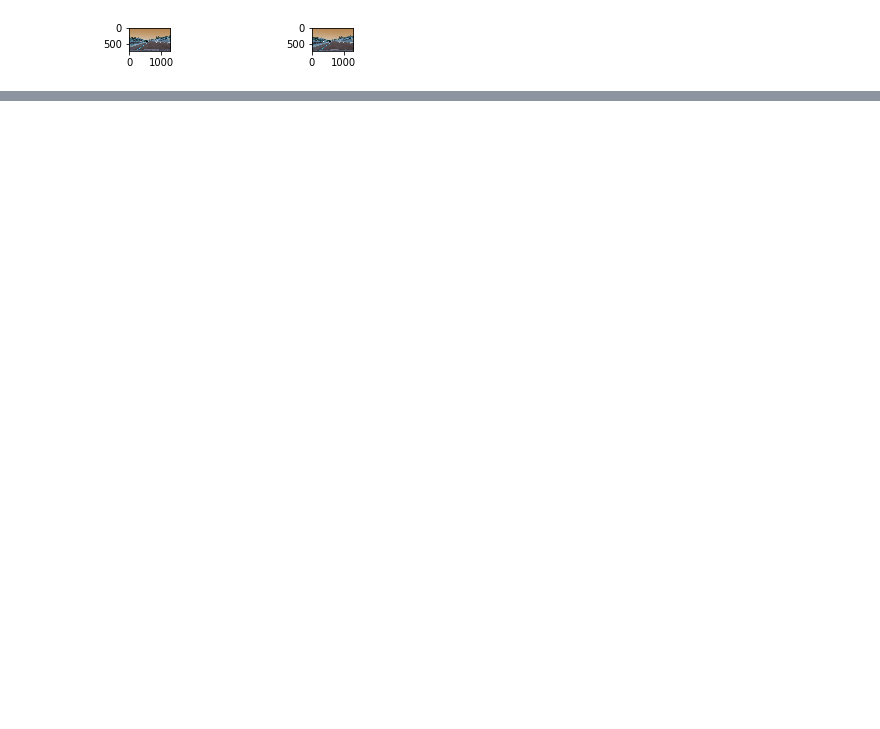
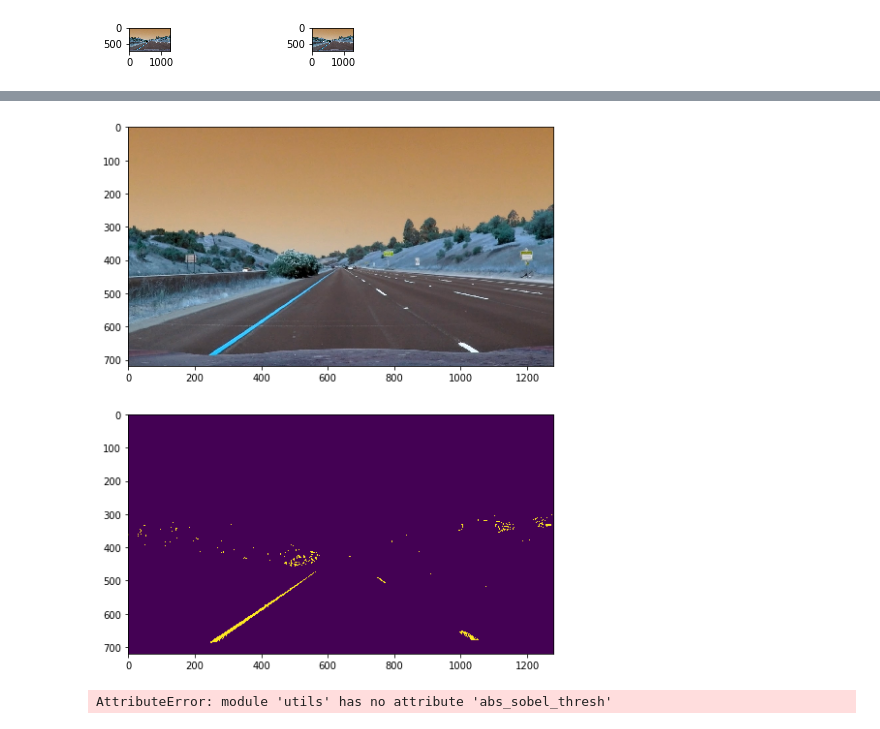
Before and after one commit to chenmeng12/lane_detect, a Jupyter notebook: 1111.ipynb, the cells around one changed output, grey strips where cells are left out. Drawn from its saved outputs; the diff is of its cells as text; code cells hidden in the pictures; blank space fills up the shorter version.

```diff
--- a/1111.ipynb
+++ b/1111.ipynb
@@ -100,0 +133,21 @@ plt.show()
+# %%
+def hls_select(img,channel='s',thresh=(0, 255)):
+    hls = cv2.cvtColor(img, cv2.COLOR_RGB2HLS)
+    if channel=='h':
+        channel = hls[:,:,0]
+    elif channel=='l':
+        channel=hls[:,:,1]
+    else:
+        channel=hls[:,:,2]
+    binary_output = np.zeros_like(channel)
+    binary_output[(channel > thresh[0]) & (channel <= thresh[1])] = 1
+    return binary_output
+# %%
+binary_output = hls_select(test_img1,channel='s',thresh=(180, 255))
+plt.figure(figsize=(10,10))
+plt.subplot(2,1,1),plt.imshow(test_img1)
+plt.subplot(2,1,2), plt.imshow(binary_output)
+
+plt.show()
+# %% [output]
+[figure, added]
@@ -100,0 +167,9 @@ plt.show()
+# %%
+binary_output = thresholding(test_img1)
+plt.figure(figsize=(20,20))
+plt.subplot(2,1,1),plt.imshow(test_img1)
+plt.subplot(2,1,2), plt.imshow(binary_output)
+
+plt.show()
+# %% [output]
+AttributeError: module 'utils' has no attribute 'abs_sobel_thresh'
```
Also changed, not shown: parts of 12 cells of this notebook, 3 other files.
